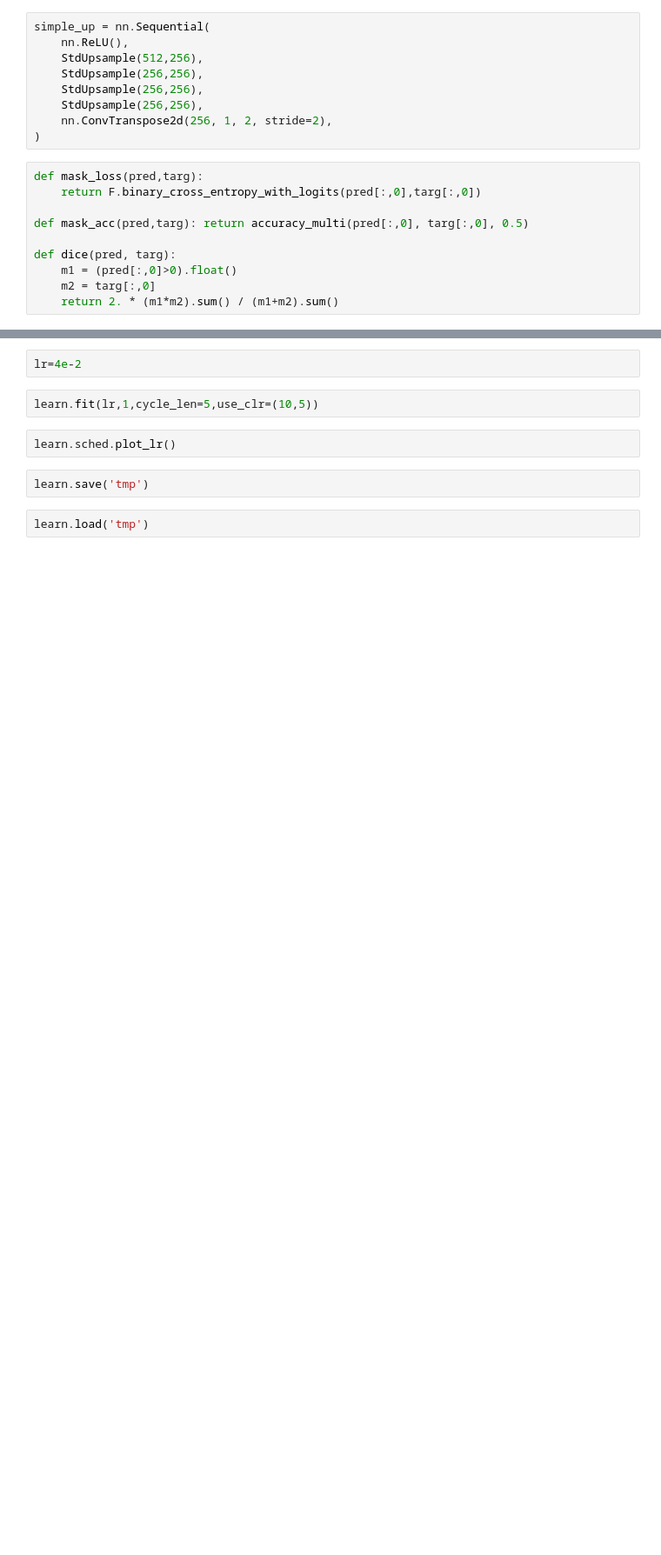
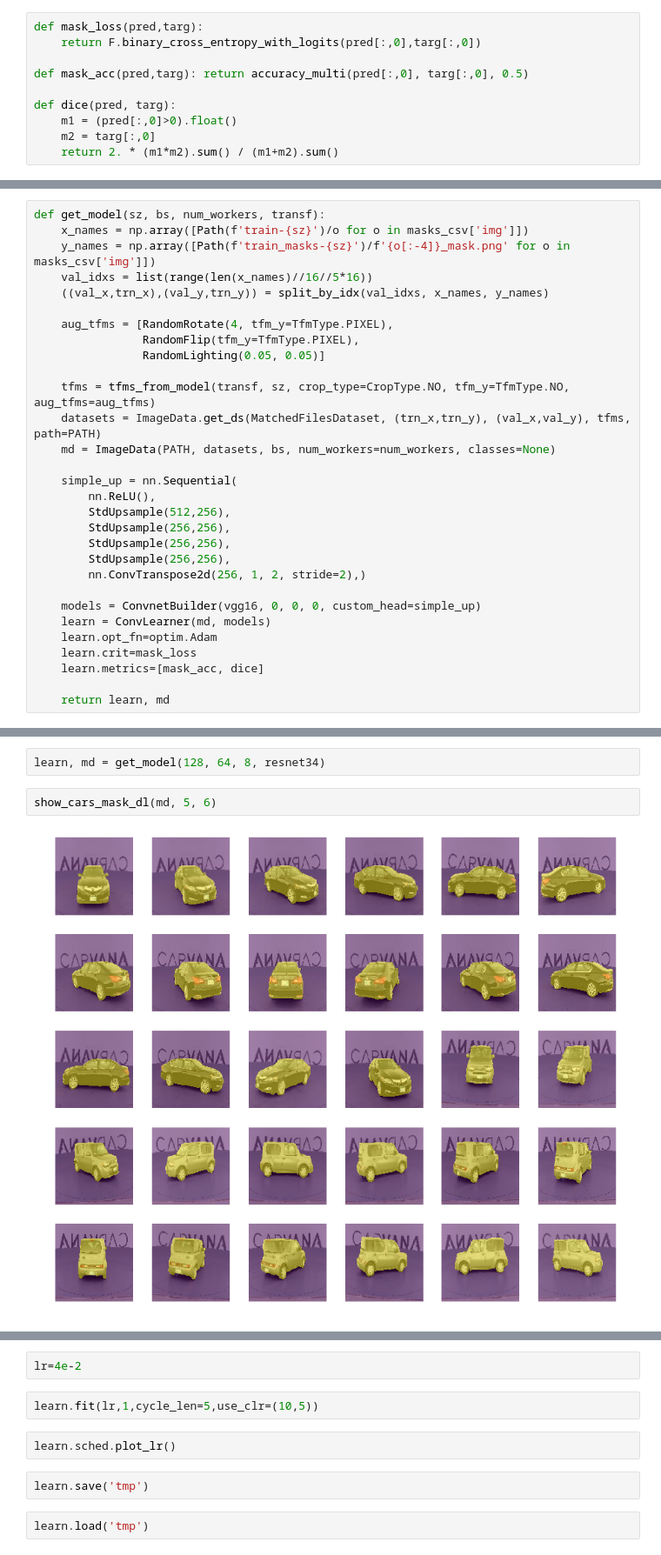
Before and after one commit to CalebEverett/fastai-dl2, a Jupyter notebook: courses/dl2/carvana-vgg16.ipynb, the cells around one changed output, grey strips where cells are left out. Shown at 87% size. Drawn from its saved outputs; the diff is of its cells as text; blank space fills up the shorter version.

```diff
--- a/courses/dl2/carvana-vgg16.ipynb
+++ b/courses/dl2/carvana-vgg16.ipynb
@@ -228,15 +182,6 @@ class StdUpsample(nn.Module):
         self.bn = nn.BatchNorm2d(nout)
 
     def forward(self, x): return self.bn(F.relu(self.conv(x)))
-# %%
-simple_up = nn.Sequential(
-    nn.ReLU(),
-    StdUpsample(512,256),
-    StdUpsample(256,256),
-    StdUpsample(256,256),
-    StdUpsample(256,256),
-    nn.ConvTranspose2d(256, 1, 2, stride=2),
-)
 # %%
 def mask_loss(pred,targ):
     return F.binary_cross_entropy_with_logits(pred[:,0],targ[:,0])
@@ -255,0 +195,30 @@ learn.metrics=[mask_acc, dice]
+# %%
+def get_model(sz, bs, num_workers, transf):
+    x_names = np.array([Path(f'train-{sz}')/o for o in masks_csv['img']])
+    y_names = np.array([Path(f'train_masks-{sz}')/f'{o[:-4]}_mask.png' for o in masks_csv['img']])
+    val_idxs = list(range(len(x_names)//16//5*16))
+    ((val_x,trn_x),(val_y,trn_y)) = split_by_idx(val_idxs, x_names, y_names)
+
+    aug_tfms = [RandomRotate(4, tfm_y=TfmType.PIXEL),
+                RandomFlip(tfm_y=TfmType.PIXEL),
+                RandomLighting(0.05, 0.05)]
+
+    tfms = tfms_from_model(transf, sz, crop_type=CropType.NO, tfm_y=TfmType.NO, aug_tfms=aug_tfms)
+    datasets = ImageData.get_ds(MatchedFilesDataset, (trn_x,trn_y), (val_x,val_y), tfms, path=PATH)
+    md = ImageData(PATH, datasets, bs, num_workers=num_workers, classes=None)
+
+    simple_up = nn.Sequential(
+        nn.ReLU(),
+        StdUpsample(512,256),
+        StdUpsample(256,256),
+        StdUpsample(256,256),
+        StdUpsample(256,256),
+        nn.ConvTranspose2d(256, 1, 2, stride=2),)
+
+    models = ConvnetBuilder(vgg16, 0, 0, 0, custom_head=simple_up)
+    learn = ConvLearner(md, models)
+    learn.opt_fn=optim.Adam
+    learn.crit=mask_loss
+    learn.metrics=[mask_acc, dice]
+
+    return learn, md
@@ -256,3 +227,9 @@ learn.metrics=[mask_acc, dice]
+# %%
+learn, md = get_model(128, 64, 8, resnet34)
+# %%
+show_cars_mask_dl(md, 5, 6)
+# %% [output]
+[figure, added]
 # %%
 learn.lr_find()
 learn.sched.plot()
```
Also changed, not shown: parts of 54 cells of this notebook.
